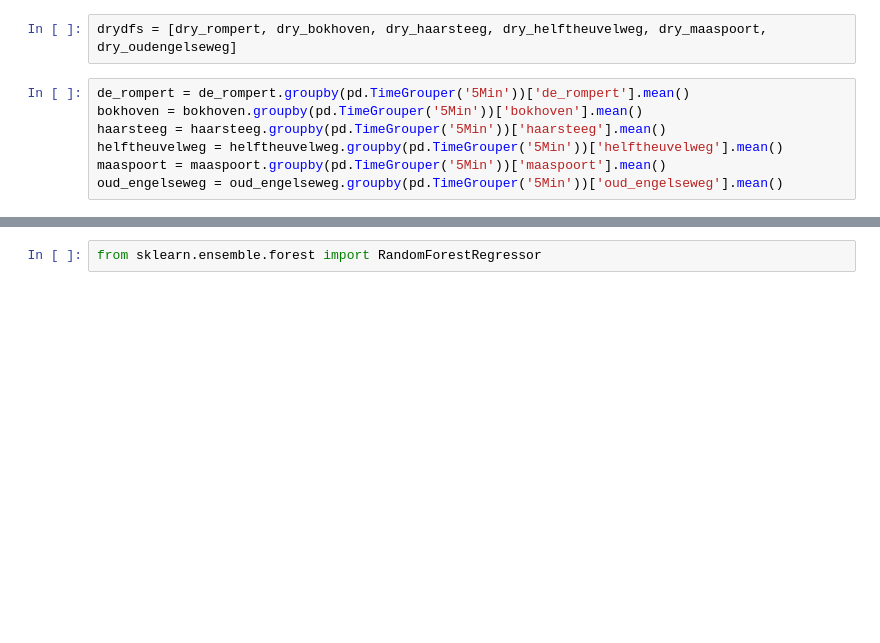
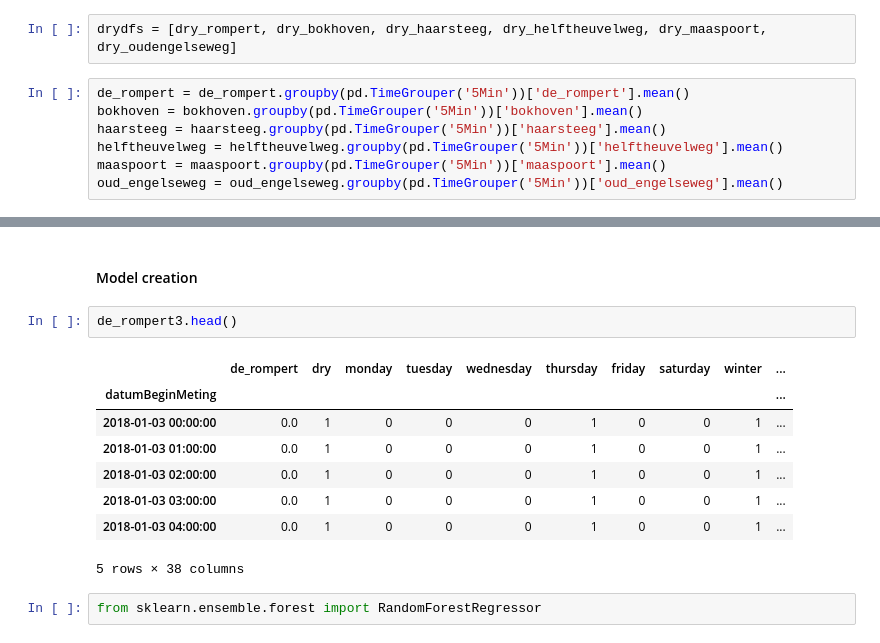
Before and after one commit to Trezorro/waterschap-datachallenge, a Jupyter notebook: Flow analysis 24-09.ipynb, the cells around one changed output, grey strips where cells are left out. Drawn from its saved outputs; the diff is of its cells as text; blank space fills up the shorter version.

```diff
--- a/Flow analysis 24-09.ipynb
+++ b/Flow analysis 24-09.ipynb
@@ -103,2 +151,15 @@ print(len(de_rompert))
+# %% [markdown]
+#### Model creation
+# %%
+de_rompert3.head()
+# %% [output]
+|  | de_rompert | dry | monday | tuesday | wednesday | thursday | friday | saturday | winter | ... |
+| datumBeginMeting |  |  |  |  |  |  |  |  |  | ... |
+| 2018-01-03 00:00:00 | 0.0 | 1 | 0 | 0 | 0 | 1 | 0 | 0 | 1 | ... |
+| 2018-01-03 01:00:00 | 0.0 | 1 | 0 | 0 | 0 | 1 | 0 | 0 | 1 | ... |
+| 2018-01-03 02:00:00 | 0.0 | 1 | 0 | 0 | 0 | 1 | 0 | 0 | 1 | ... |
+| 2018-01-03 03:00:00 | 0.0 | 1 | 0 | 0 | 0 | 1 | 0 | 0 | 1 | ... |
+| 2018-01-03 04:00:00 | 0.0 | 1 | 0 | 0 | 0 | 1 | 0 | 0 | 1 | ... |
+5 rows × 38 columns
 # %%
 from sklearn.ensemble.forest import RandomForestRegressor
```
Also changed, not shown: parts of 14 cells of this notebook.
